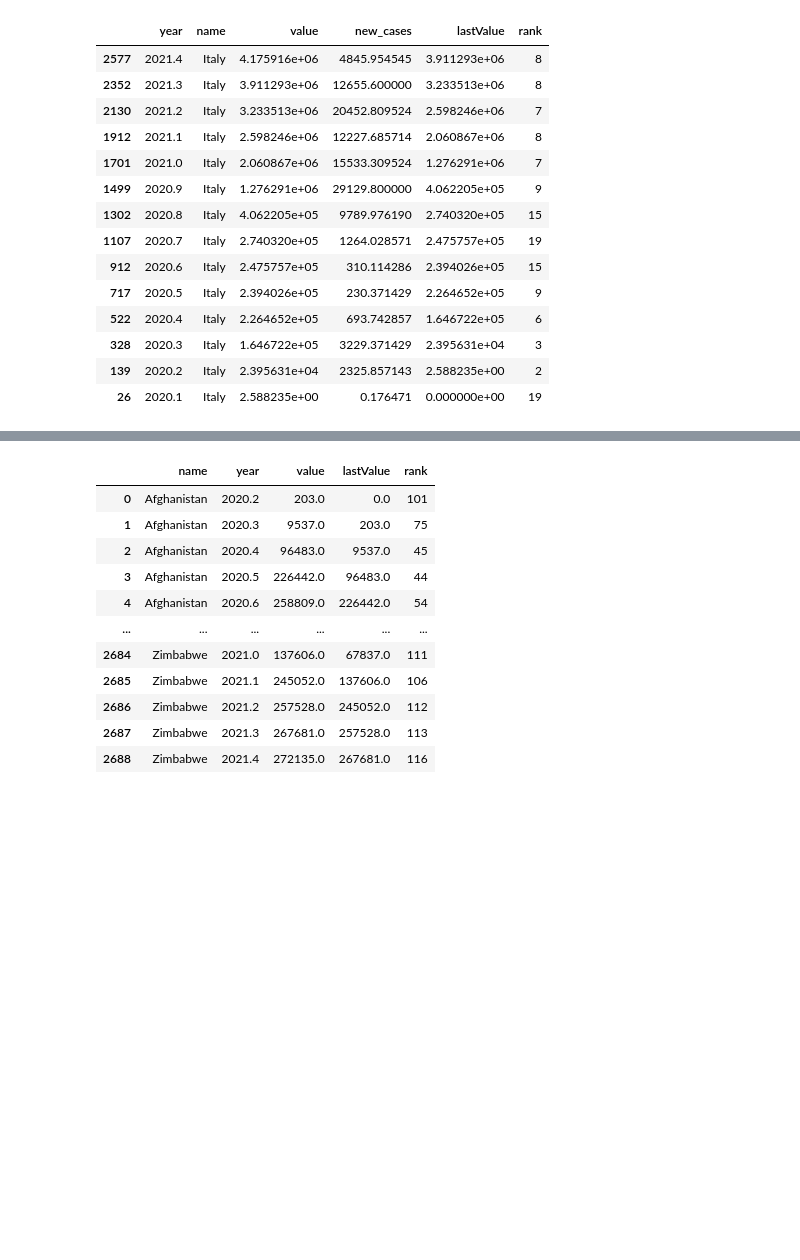
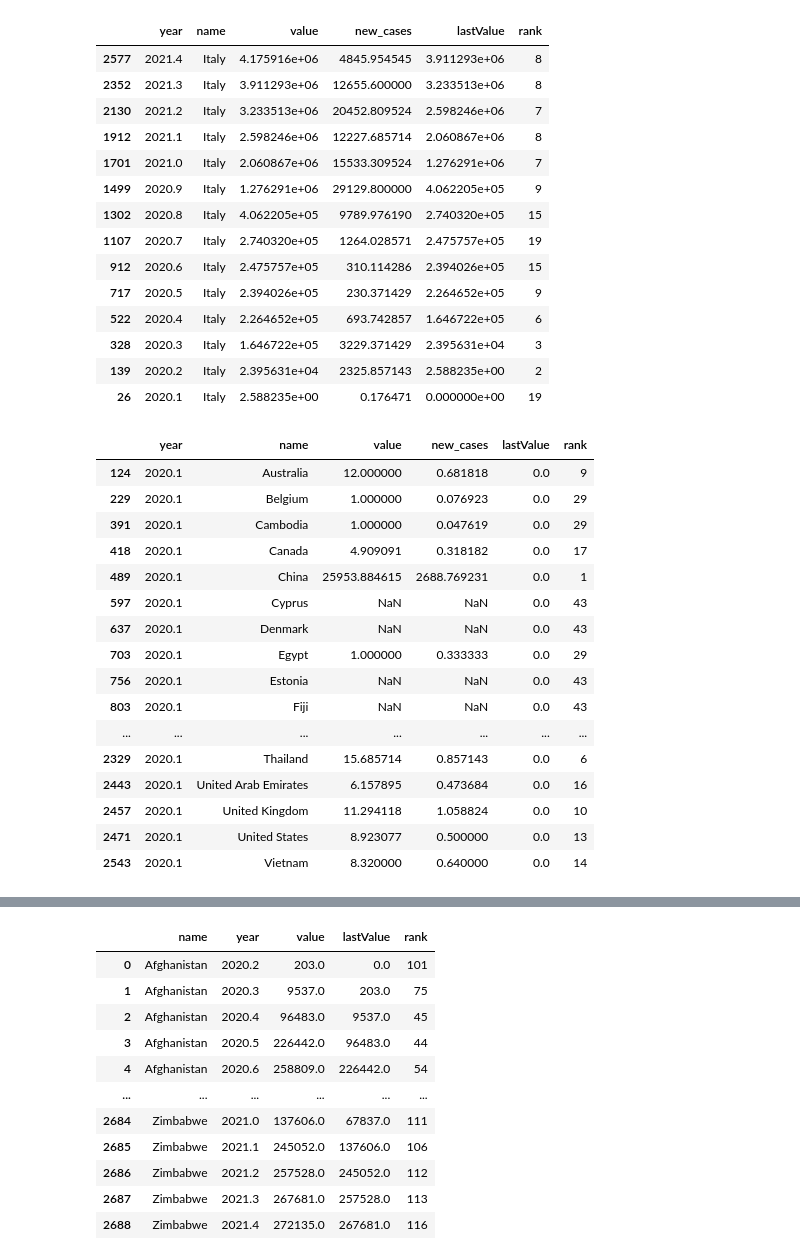
Before and after one commit to fapont/covid-dataviz, a Jupyter notebook: prepro.ipynb, the cells around one changed output, grey strips where cells are left out. Drawn from its saved outputs; the diff is of its cells as text; code cells hidden in the pictures; blank space fills up the shorter version.

```diff
--- a/prepro.ipynb
+++ b/prepro.ipynb
@@ -77,3 +80,23 @@ df_tot[df_tot["name"]=="Italy"]
 | 328 | 2020.3 | Italy | 1.646722e+05 | 3229.371429 | 2.395631e+04 | 3 |
 | 139 | 2020.2 | Italy | 2.395631e+04 | 2325.857143 | 2.588235e+00 | 2 |
 | 26 | 2020.1 | Italy | 2.588235e+00 | 0.176471 | 0.000000e+00 | 19 |
+# %%
+df_tot.loc[df_tot["year"] == 2020.1]
+# %% [output]
+|  | year | name | value | new_cases | lastValue | rank |
+| 124 | 2020.1 | Australia | 12.000000 | 0.681818 | 0.0 | 9 |
+| 229 | 2020.1 | Belgium | 1.000000 | 0.076923 | 0.0 | 29 |
+| 391 | 2020.1 | Cambodia | 1.000000 | 0.047619 | 0.0 | 29 |
+| 418 | 2020.1 | Canada | 4.909091 | 0.318182 | 0.0 | 17 |
+| 489 | 2020.1 | China | 25953.884615 | 2688.769231 | 0.0 | 1 |
+| 597 | 2020.1 | Cyprus | NaN | NaN | 0.0 | 43 |
+| 637 | 2020.1 | Denmark | NaN | NaN | 0.0 | 43 |
+| 703 | 2020.1 | Egypt | 1.000000 | 0.333333 | 0.0 | 29 |
+| 756 | 2020.1 | Estonia | NaN | NaN | 0.0 | 43 |
+| 803 | 2020.1 | Fiji | NaN | NaN | 0.0 | 43 |
+| ... | ... | ... | ... | ... | ... | ... |
+| 2329 | 2020.1 | Thailand | 15.685714 | 0.857143 | 0.0 | 6 |
+| 2443 | 2020.1 | United Arab Emirates | 6.157895 | 0.473684 | 0.0 | 16 |
+| 2457 | 2020.1 | United Kingdom | 11.294118 | 1.058824 | 0.0 | 10 |
+| 2471 | 2020.1 | United States | 8.923077 | 0.500000 | 0.0 | 13 |
+| 2543 | 2020.1 | Vietnam | 8.320000 | 0.640000 | 0.0 | 14 |
```
Also changed, not shown: parts of 4 cells of this notebook, 2 other files.
